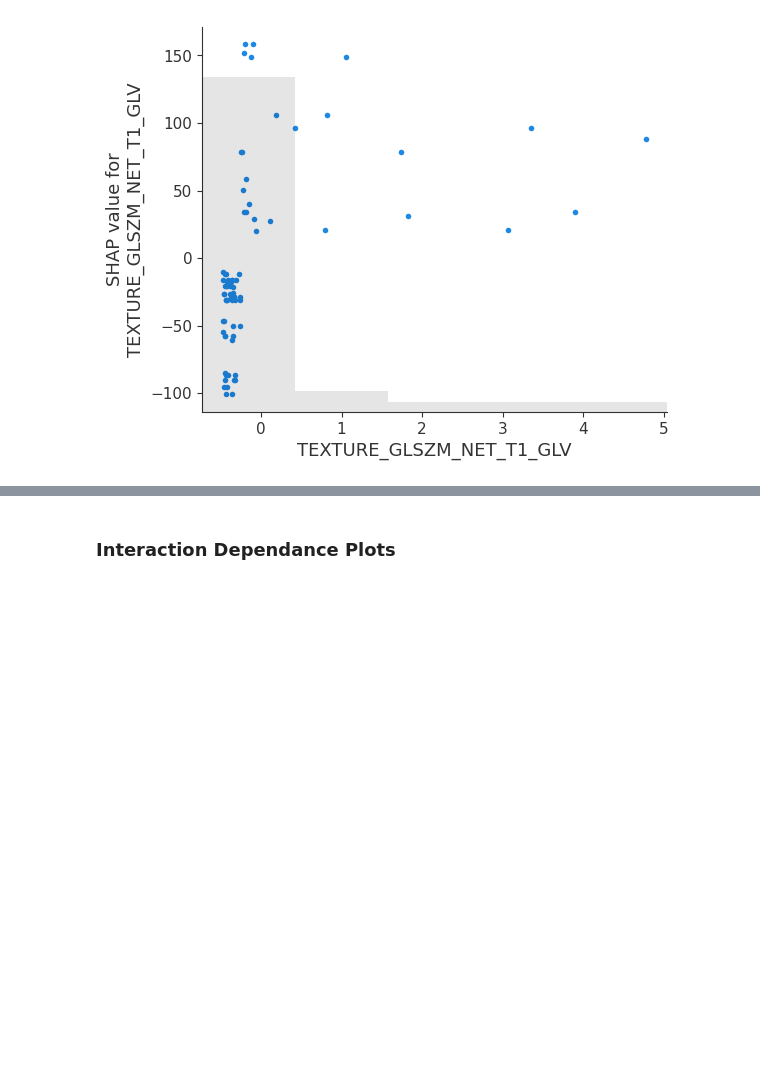
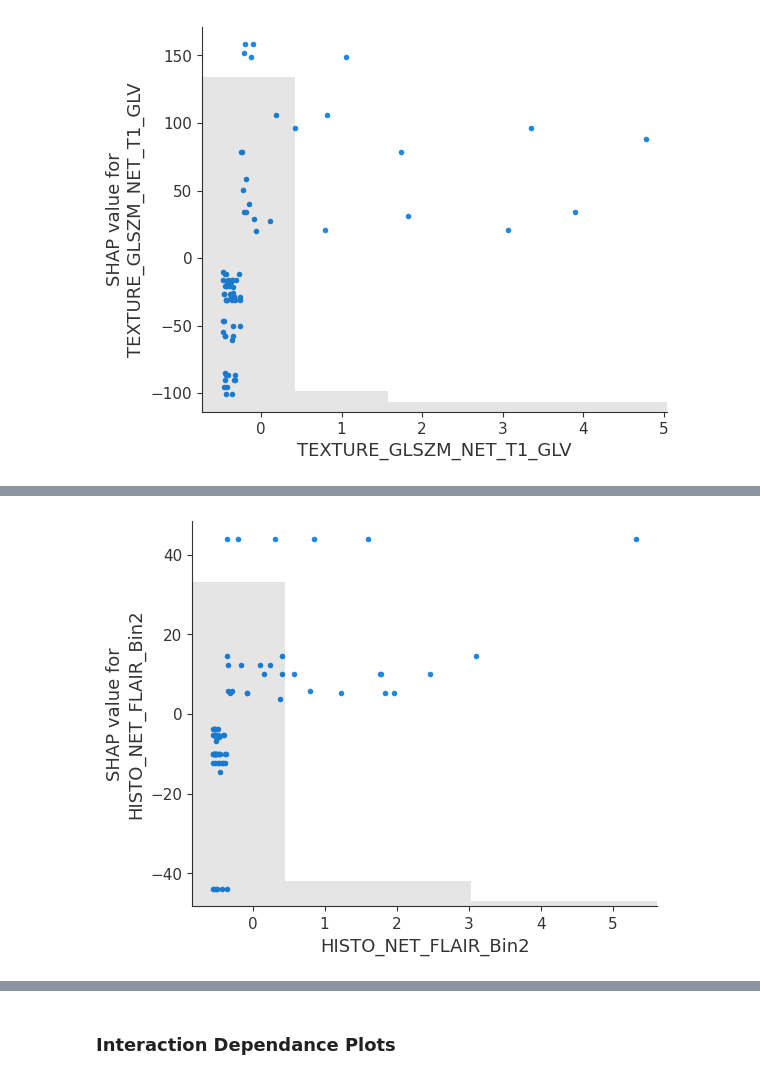
Before and after one commit to hansa31/GBM-analysis, a Jupyter notebook: Models_regression.ipynb, the cells around one changed output, grey strips where cells are left out. Cells and saved outputs as stored; diff of their text form; code cells hidden in the pictures; blank space fills up the shorter version.

```diff
--- a/Models_regression.ipynb
+++ b/Models_regression.ipynb
@@ -602,0 +607,4 @@ shap.plots.scatter(shap_values[:,"TEXTURE_GLSZM_NET_T1_GLV"])
+# %%
+shap.plots.scatter(shap_values[:,"HISTO_NET_FLAIR_Bin2"])
+# %% [output]
+[figure, added]
```
Also changed, not shown: parts of 53 cells of this notebook.
